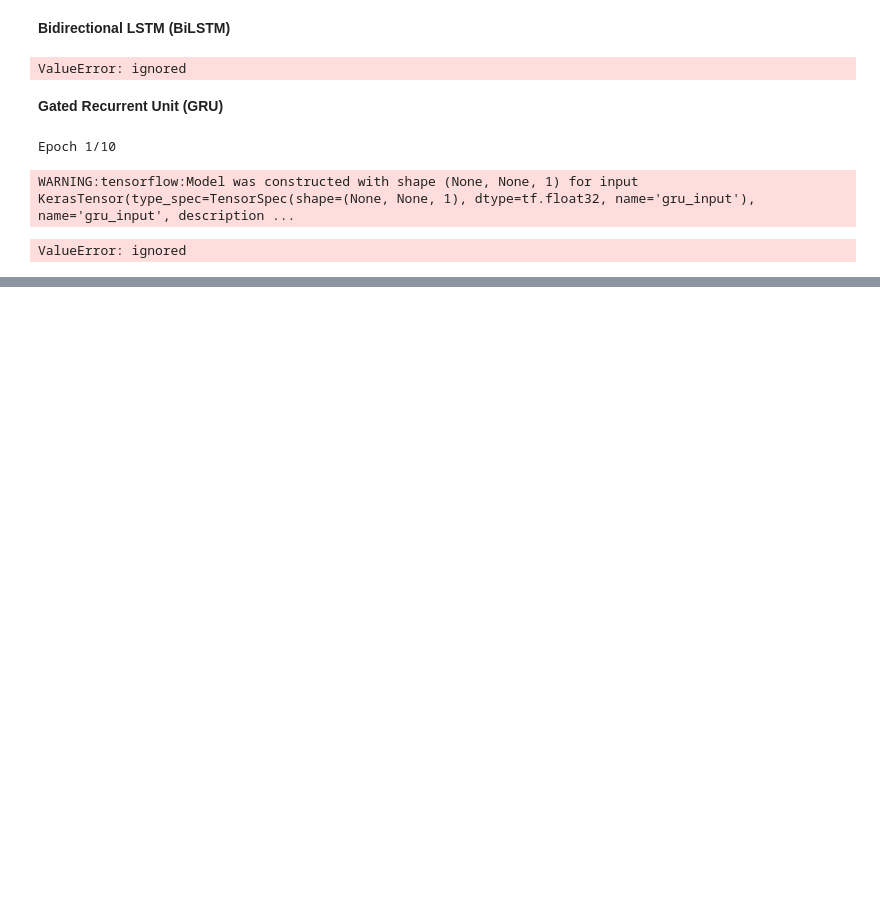
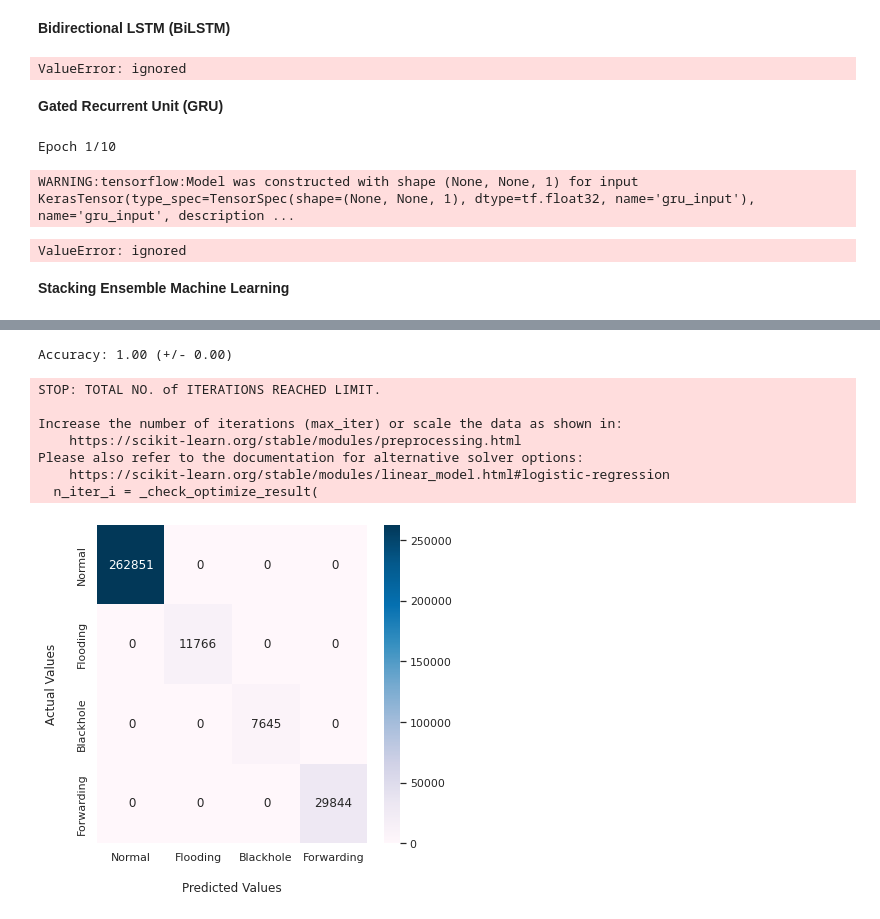
Before and after one commit to sankeawthong/Project-1-Lita-Chatbot, a Jupyter notebook: Sukumarn_WSN_Pj#1_(11Mar2023).ipynb, the cells around one changed output, grey strips where cells are left out. Saved outputs shown, nothing was run; the diff lists cells and outputs as text; code cells hidden in the pictures; blank space fills up the shorter version.

```diff
--- a/Sukumarn_WSN_Pj#1_(11Mar2023).ipynb
+++ b/Sukumarn_WSN_Pj#1_(11Mar2023).ipynb
@@ -726,3 +726,74 @@ model.fit(X_train, y_train, epochs=10, batch_size=32, validation_data=(X_test, y
 Epoch 1/10
 WARNING:tensorflow:Model was constructed with shape (None, None, 1) for input KerasTensor(type_spec=TensorSpec(shape=(None, None, 1), dtype=tf.float32, name='gru_input'), name='gru_input', description ...
 ValueError: ignored
+# %% [markdown]
+**Stacking Ensemble Machine Learning**
+# %%
+import pandas as pd
+import numpy as np
+import seaborn as sns
+import matplotlib.pyplot as plt
+import numpy as np
+import itertools
+import seaborn as sns
+from sklearn import metrics
+import matplotlib.pyplot as plt
+from sklearn.metrics import confusion_matrix
+from sklearn.ensemble import RandomForestClassifier, GradientBoostingClassifier
+from sklearn.linear_model import LogisticRegression
+from sklearn.neighbors import KNeighborsClassifier
+from sklearn.model_selection import StratifiedKFold
+from sklearn.model_selection import cross_val_score
+from sklearn.pipeline import make_pipeline
+from sklearn.preprocessing import StandardScaler
+
+import six
+import sys
+sys.modules['sklearn.externals.six'] = six
+##import mlrose
+from mlxtend.classifier import StackingClassifier
+
+# Load the dataset
+data = pd.read_csv('dataset.csv')
+
+# Separate the features and target variable
+X = data.iloc[:, :-1].values
+y = data.iloc[:, -1].values
+
+# Define the base models
+models = [
+    RandomForestClassifier(n_estimators=100, random_state=42),
+    GradientBoostingClassifier(random_state=42),
+    KNeighborsClassifier(n_neighbors=5),
+    LogisticRegression(random_state=42)
+]
+
+# Define the meta-model
+meta_model = LogisticRegression(random_state=42)
+
+# Create the Stacking classifier
+stacked_model = StackingClassifier(
+    classifiers=models,
+    meta_classifier=meta_model,
+    use_probas=True,
+    average_probas=False
+)
+
+# Evaluate the Stacking classifier using cross-validation
+cv = StratifiedKFold(n_splits=5, shuffle=True, random_state=42)
+scores = cross_val_score(
+    stacked_model,
+    X,
+    y,
+    cv=cv,
+    scoring='accuracy'
+)
+print("Accuracy: %0.2f (+/- %0.2f)" % (scores.mean(), scores.std() * 2))
+
+# Make predictions using the Stacking classifier
+stacked_model.fit(X, y)
+y_pred = stacked_model.predict(X)
+
+# Plot the confusion matrix
+conf_mat(y, y_pred)
+# %% [output]
@@ -728,0 +817,9 @@ ValueError: ignored
+Accuracy: 1.00 (+/- 0.00)
+STOP: TOTAL NO. of ITERATIONS REACHED LIMIT.
+
+Increase the number of iterations (max_iter) or scale the data as shown in:
+    https://scikit-learn.org/stable/modules/preprocessing.html
+Please also refer to the documentation for alternative solver options:
+    https://scikit-learn.org/stable/modules/linear_model.html#logistic-regression
+  n_iter_i = _check_optimize_result(
+[figure, added]
```
Also changed, not shown: parts of 16 cells of this notebook.
